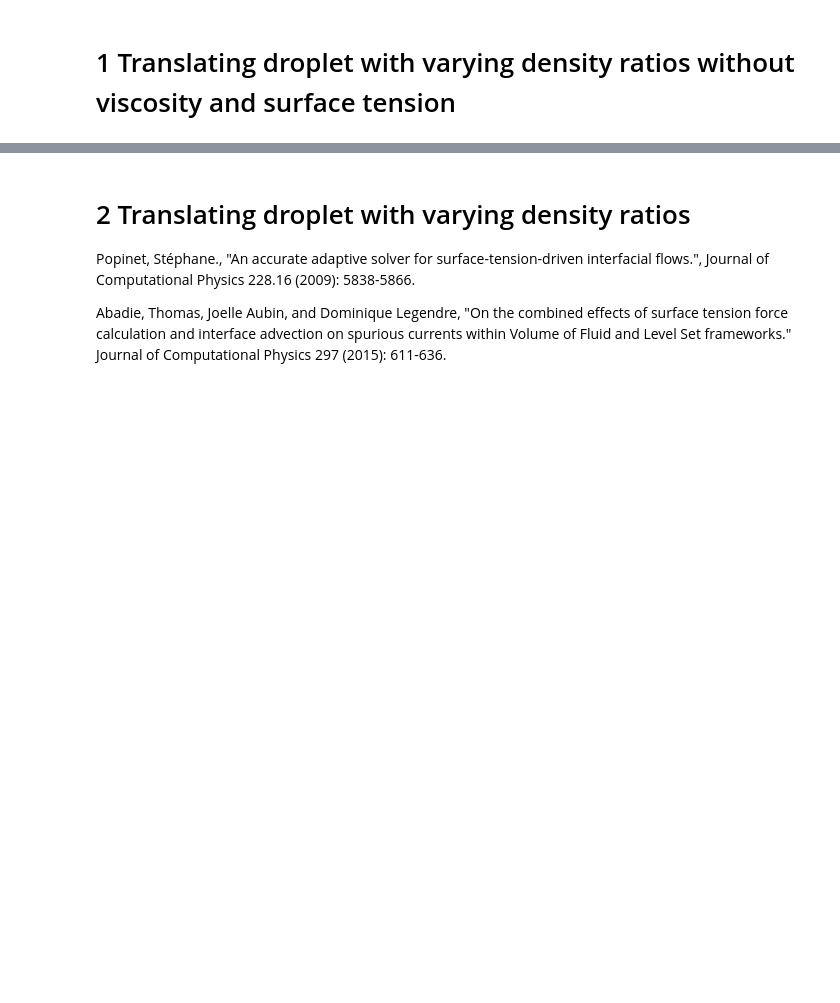
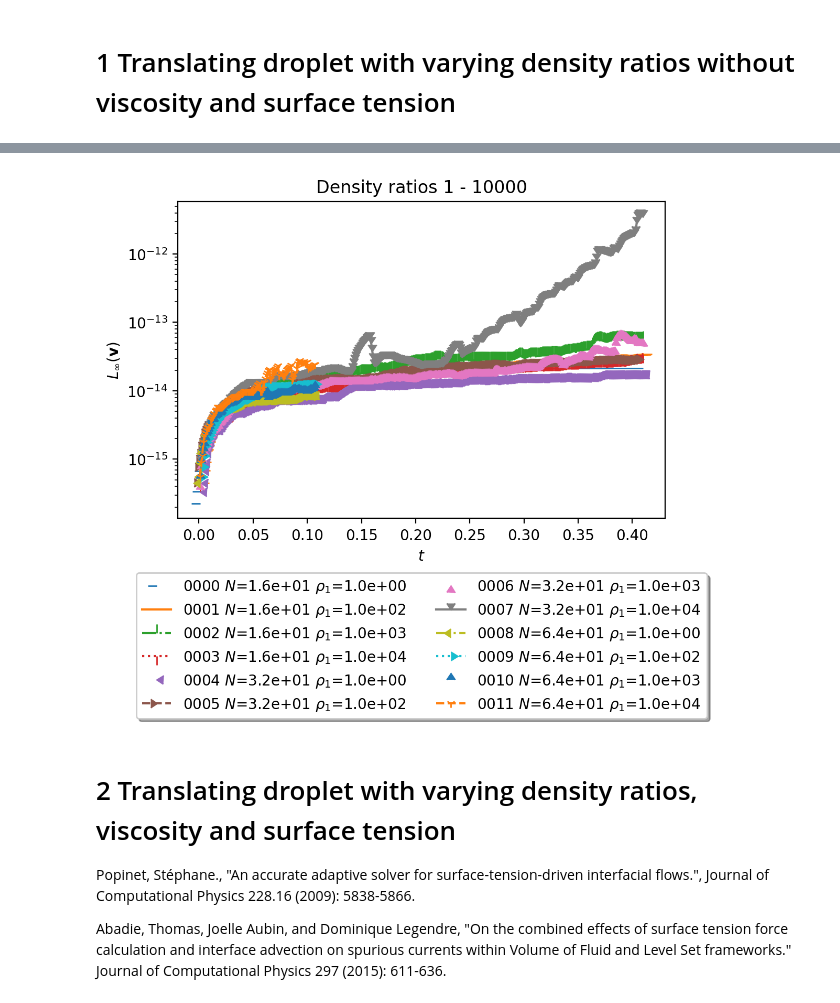
Before and after one commit to CRC-1194/lent, a Jupyter notebook: cases/flow-solution/translating-droplet/three-dimensional/translating-droplet-3D.ipynb, the cells around one changed output, grey strips where cells are left out. Drawn from its saved outputs; the diff is of its cells as text; code cells hidden in the pictures; blank space fills up the shorter version.

```diff
--- a/cases/flow-solution/translating-droplet/three-dimensional/translating-droplet-3D.ipynb
+++ b/cases/flow-solution/translating-droplet/three-dimensional/translating-droplet-3D.ipynb
@@ -52,5 +51,12 @@ NameError: name 'densityRatioData' is not defined
+# %%
+idx = pd.IndexSlice
+plot_dframe(densityRatioDframe.loc[idx[[16,32,64],[1,100,1000,10000],:]], densityRatioAgglom,
+            title="Density ratios 1 - 10000",
+            plotDict=plotDict)
+# %% [output]
+[figure, added]
 # %% [markdown]
-# 2 Translating droplet with varying density ratios
+# 2 Translating droplet with varying density ratios, viscosity and surface tension
 
 Popinet, Stéphane., "An accurate adaptive solver for surface-tension-driven
 interfacial flows.", Journal of Computational Physics 228.16 (2009): 5838-5866.
```
Also changed, not shown: parts of 6 cells of this notebook, 1 other file.
